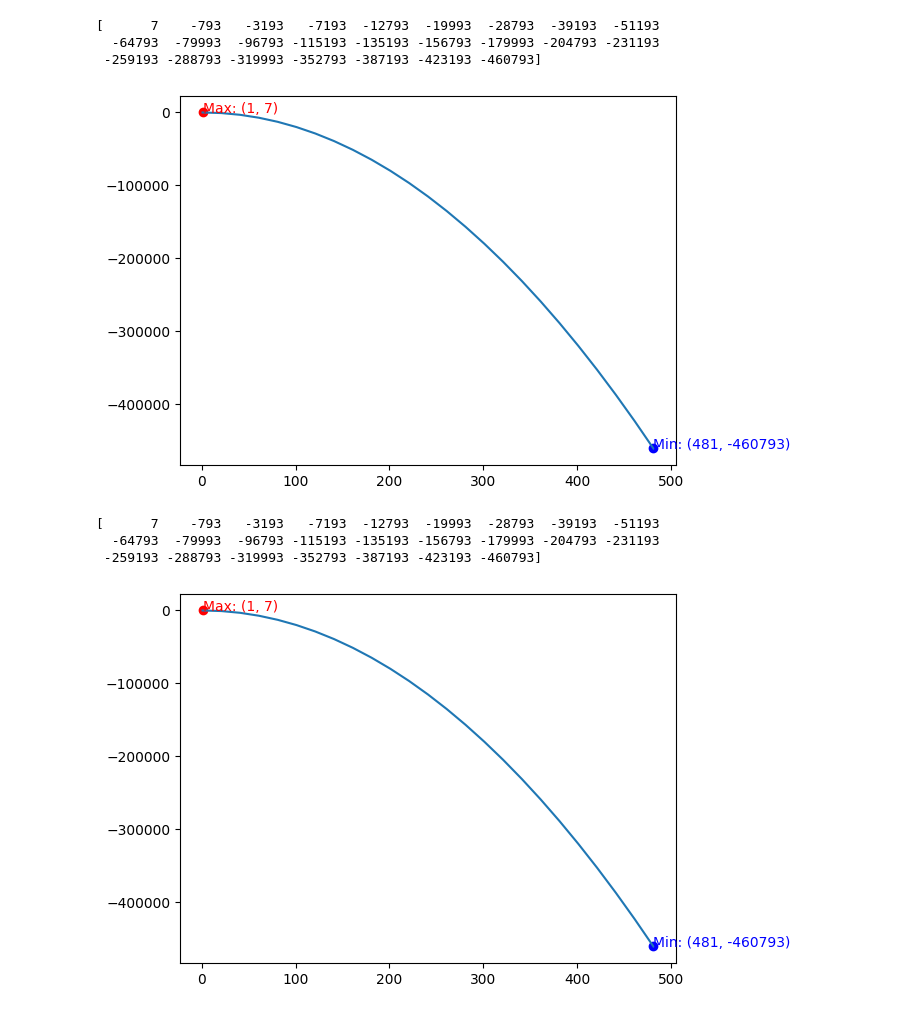
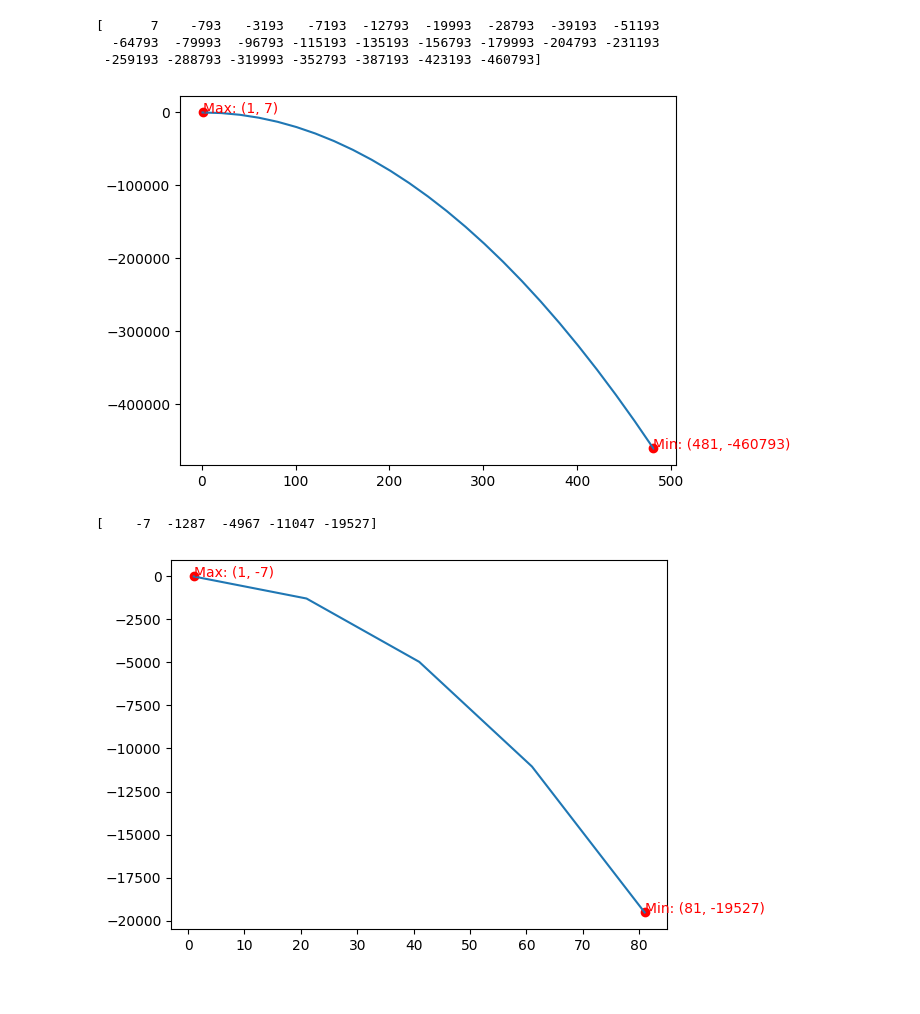
Before and after one commit to xzy0217/homework, a Jupyter notebook: 作業5.ipynb, the cells around one changed output. Drawn from its saved outputs; the diff is of its cells as text; code cells hidden in the pictures.

```diff
--- a/作業5.ipynb
+++ b/作業5.ipynb
@@ -10,9 +10,9 @@ min_index = np.argmin(y)
 max_point = (x[max_index], y[max_index])
 min_point = (x[min_index], y[min_index])
 plt.scatter(max_point[0], max_point[1], color='red')
-plt.scatter(min_point[0], min_point[1], color='blue')
+plt.scatter(min_point[0], min_point[1], color='red')
 plt.annotate(f'Max: {max_point}', xy=max_point, xytext=(max_point[0], max_point[1] - 10), color='red')
-plt.annotate(f'Min: {min_point}', xy=min_point, xytext=(min_point[0], min_point[1] + 10), color='blue')
+plt.annotate(f'Min: {min_point}', xy=min_point, xytext=(min_point[0], min_point[1] + 10), color='red')
 print(y)
 plt.plot(x,y)
 plt.show()
@@ -20,25 +20,23 @@ plt.show()
 [      7    -793   -3193   -7193  -12793  -19993  -28793  -39193  -51193
   -64793  -79993  -96793 -115193 -135193 -156793 -179993 -204793 -231193
  -259193 -288793 -319993 -352793 -387193 -423193 -460793]
-[figure, old version]
+[figure, new version]
 # %%
 import matplotlib.pyplot as plt
 import numpy as np
-x = np.arange(1, 500, 20)
-y =-2*x*x+4*x+5
+x = np.arange(1, 100, 20)
+y =-3*x*x+2*x-6
 max_index = np.argmax(y)
 min_index = np.argmin(y)
 max_point = (x[max_index], y[max_index])
 min_point = (x[min_index], y[min_index])
 plt.scatter(max_point[0], max_point[1], color='red')
-plt.scatter(min_point[0], min_point[1], color='blue')
+plt.scatter(min_point[0], min_point[1], color='red')
 plt.annotate(f'Max: {max_point}', xy=max_point, xytext=(max_point[0], max_point[1] - 10), color='red')
-plt.annotate(f'Min: {min_point}', xy=min_point, xytext=(min_point[0], min_point[1] + 10), color='blue')
+plt.annotate(f'Min: {min_point}', xy=min_point, xytext=(min_point[0], min_point[1] + 10), color='red')
 print(y)
 plt.plot(x,y)
 plt.show()
 # %% [output]
-[      7    -793   -3193   -7193  -12793  -19993  -28793  -39193  -51193
-  -64793  -79993  -96793 -115193 -135193 -156793 -179993 -204793 -231193
- -259193 -288793 -319993 -352793 -387193 -423193 -460793]
+[    -7  -1287  -4967 -11047 -19527]
-[figure, old version]
+[figure, new version]
```
Also changed, not shown: parts of 1 cell of this notebook.
